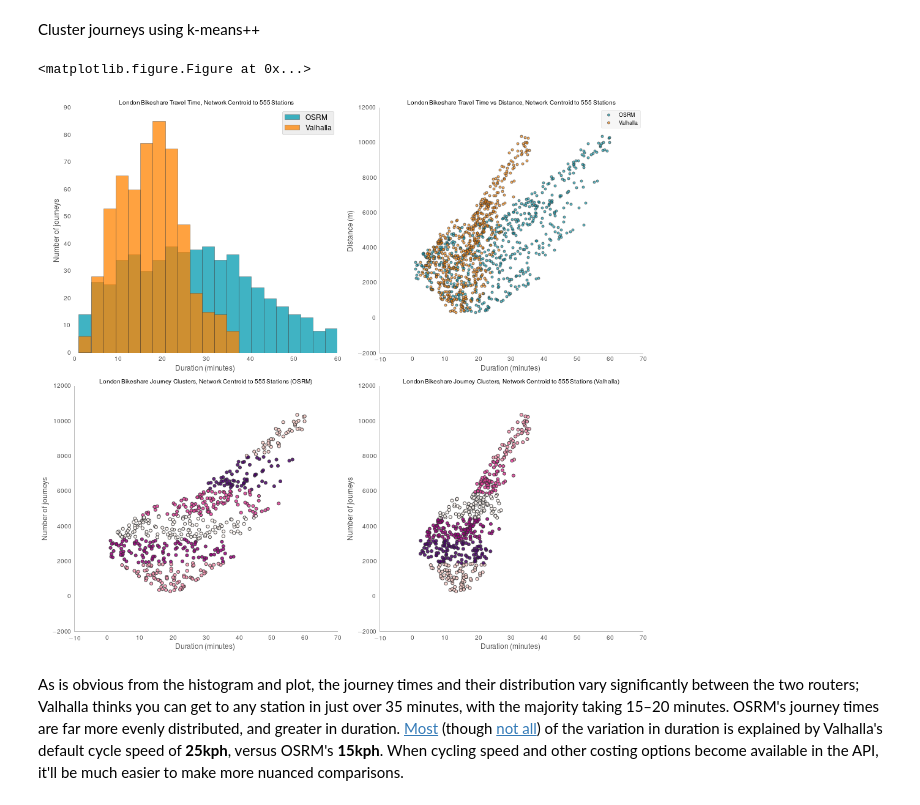
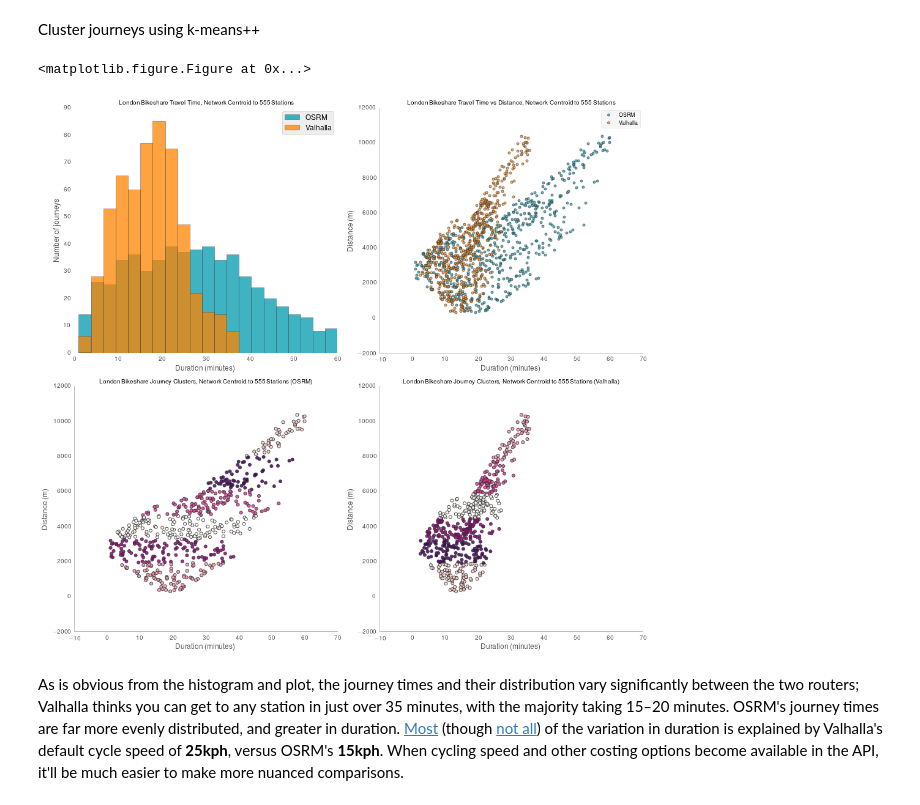
Before and after one commit to urschrei/router_comparison, a Jupyter notebook: OSRM_vs_Valhalla.ipynb, the cells around one changed output. Saved outputs shown, nothing was run; the diff lists cells and outputs as text; code cells hidden in the pictures.

Commit message:
Fix y-axis label on cluster plots

```diff
--- a/OSRM_vs_Valhalla.ipynb
+++ b/OSRM_vs_Valhalla.ipynb
@@ -90,8 +91,8 @@ kmeans_valhalla.fit(merged[['centroid_distance', 'travel_time_valhalla']])
 merged['cluster_id_valhalla'] = kmeans_valhalla.labels_
 centroids_valhalla = kmeans_valhalla.cluster_centers_
 # %%
-# set up plot
-# numrows, numcolumns, plot number
+# set up plots
+# numrows, numcolumns, plot number (specify in row, column order)
 plt.clf()
 fig = plt.figure(figsize=(14, 12.8))
 
@@ -160,7 +161,7 @@ ax2.spines['right'].set_visible(False)
 # Left-hand plot
 ax3 = fig.add_subplot(223, axisbg='w', frame_on=True)
 
-osrm = plt.scatter(
+osrm_cluster = plt.scatter(
     x=merged['travel_time_osrm'],
     y=merged['centroid_distance'],
     c=merged['cluster_id_osrm'],
@@ -178,7 +179,7 @@ plt.title(
 )
 
 ax3.set_xlabel('Duration (minutes)')
-ax3.set_ylabel('Number of journeys')
+ax3.set_ylabel('Distance (m)')
 ax3.grid(b=False)
 ax3.spines['top'].set_visible(False)
 ax3.spines['right'].set_visible(False)
@@ -186,7 +187,7 @@ ax3.spines['right'].set_visible(False)
 # Right-hand plot
 ax4 = fig.add_subplot(224, axisbg='w', frame_on=True)
 
-valhalla = plt.scatter(
+valhalla_cluster = plt.scatter(
     x=merged['travel_time_valhalla'],
     y=merged['centroid_distance'],
     c=merged['cluster_id_valhalla'],
@@ -195,34 +196,34 @@ valhalla = plt.scatter(
     cmap='RdPu',
     edgecolor='#333333',
     lw=1,
     s=25,
     alpha=0.85)
 
 ax4.set_xlim(-10, 70)
 plt.title(
     "London Bikeshare Journey Clusters, Network Centroid to %s Stations (Valhalla)" % len(merged),
     fontsize=10
 )
 
 ax4.set_xlabel('Duration (minutes)')
-ax4.set_ylabel('Number of journeys')
+ax4.set_ylabel('Distance (m)')
 ax4.grid(b=False)
 ax4.spines['top'].set_visible(False)
 ax4.spines['right'].set_visible(False)
 
 # Save etc
 plt.tight_layout()
 plt.savefig(
     'combined.png',
     format="png",
     bbox_inches='tight',
     alpha=True,
     transparent=True,
     dpi=200)
 
 plt.show()
 # %% [output]
 <matplotlib.figure.Figure at 0x...>
-[figure, old version]
+[figure, new version]
 # %% [markdown]
 As is obvious from the histogram and plot, the journey times and their distribution vary significantly between the two routers; Valhalla thinks you can get to any station in just over 35 minutes, with the majority taking 15–20 minutes. OSRM's journey times are far more evenly distributed, and greater in duration. [Most](https://twitter.com/mapzen/status/626080158890479620) (though [not all](https://twitter.com/mapzen/status/626083924192690176)) of the variation in duration is explained by Valhalla's default cycle speed of **25kph**, versus OSRM's **15kph**. When cycling speed and other costing options become available in the API, it'll be much easier to make more nuanced comparisons.
```
Also changed, not shown: parts of 3 cells of this notebook, 1 other file.
